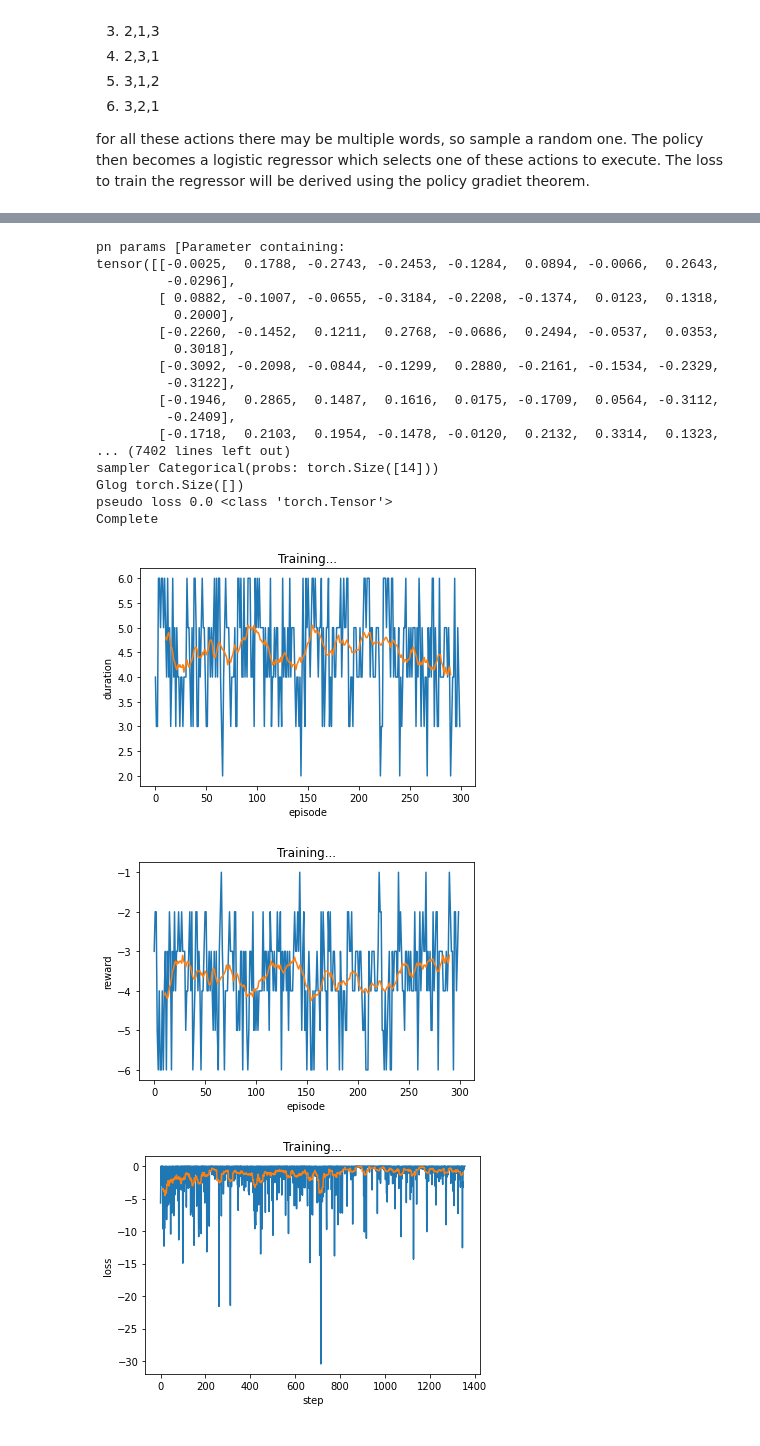
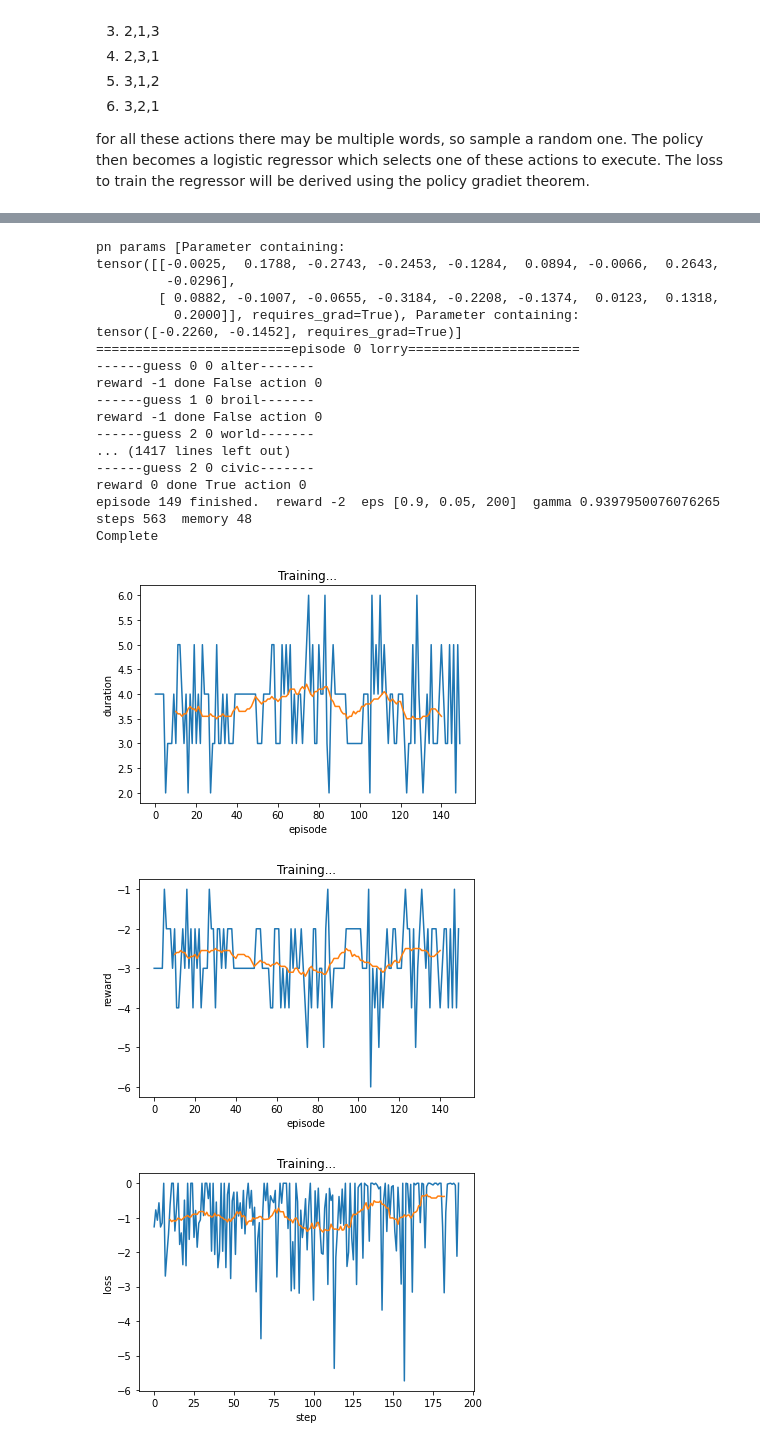
Before and after one commit to kbb29/wordle-solver, a Jupyter notebook: PolicyGradient.ipynb, the cells around one changed output, grey strips where cells are left out. Cells and saved outputs as stored; diff of their text form; code cells hidden in the pictures.

Commit message:
added batch to pg

```diff
--- a/PolicyGradient.ipynb
+++ b/PolicyGradient.ipynb
@@ -161,3 +131,24 @@ class PolicyHelper:
+# %%
+#define the word-selection tactics
+n_state_features = 9
+
+class PolicyHelper:
+    def __init__(self, env):
+        self.env = env
+        self.actions = [[env.find_target_words, env.find_words_matching_current_history, env.find_words_with_highest_new_letter_freq_score]]
+        self.actions.append([env.find_words_with_highest_new_letter_freq_score, env.find_target_words, env.find_words_matching_current_history])
+
+        self.num_actions = len(self.actions)
+        #self.net = PolicyNetLinear(n_state_features, len(self.actions))
+
+    def perform_action(self, action_idx):
+        tactic_tuple = self.actions[action_idx]
+        df = self.env.df
+        for tactic in tactic_tuple: # apply all the tactics in the given order
+            newdf = tactic(df)
+            if not newdf.empty: #if that tactic produced no results, then quit
+                df = newdf
+        return df.sample()['word'][0] # then pick a random word from what is left
 # %%
 
 
@@ -317,7 +291,7 @@ def run_experiment(model=ModelConfig(name='naive', startword=None, target_list_o
             #action_tensor = action_idx.clone().detach()
             action = action_idx #F.one_hot(action_idx, num_classes=policy_helper.num_actions)
 
-            print(f'reward {reward} done {done} action shape {action_idx.__class__} {action.shape} {action}')
+            print(f'reward {reward} done {done} action {action}')
             #reward = np.array([reward])
 
             # Store the transition in memory
@@ -334,18 +308,18 @@ def run_experiment(model=ModelConfig(name='naive', startword=None, target_list_o
 
                 for tr in episode_memory:
                     #print(f'pushing episode_reward {episode_reward} {episode_reward.__class__}')
-                    #memory.push(tr[0], tr[1], episode_reward)
+                    memory.push(tr[0], tr[1], episode_reward)
+                    #loss = optimize_model_single(policy_net, optimizer, tr[0], tr[1], episode_reward)
+                    #losses.append(loss)
+
                     episode_reward -= tr[2]
-                    loss = optimize_model_single(policy_net, optimizer, tr[0], tr[1], episode_reward)
-                    losses.append(loss)
+
 
                 # If we have gathered enough data, Perform one step of the optimization (on the policy network)
-                #if len(memory) >= training.batch_size \
-                #    and steps_done - last_training > training.train_interval:
-                #    loss = optimize_model_batch(policy_net, optimizer, memory, batch_size=training.batch_size)
-                #    losses.append(loss)
-                #    if training.clear_memory: memory.clear()
-                #    last_training = steps_done
+                if len(memory) >= training.batch_size \
+                    and steps_done % training.train_interval == 0:
+                    losses += optimize_model_batch(policy_net, optimizer, memory, batch_size=training.batch_size)
+                    if training.clear_memory: memory.clear()
 
                 #plot_durations()
                 break
@@ -389,27 +364,27 @@ Complete
 # %%
 plot_all(*run_experiment(
     model=ModelConfig(name='linear'),
-    num_episodes=300,
-    training=TrainConfig(optimizer='rmsprop', lr=0.04)
+    num_episodes=150,
+    training=TrainConfig(optimizer='adam', lr=0.03, batch_size=32, train_interval=32, clear_memory=True)
     ))
 # %% [output]
 pn params [Parameter containing:
 tensor([[-0.0025,  0.1788, -0.2743, -0.2453, -0.1284,  0.0894, -0.0066,  0.2643,
          -0.0296],
         [ 0.0882, -0.1007, -0.0655, -0.3184, -0.2208, -0.1374,  0.0123,  0.1318,
-          0.2000],
-        [-0.2260, -0.1452,  0.1211,  0.2768, -0.0686,  0.2494, -0.0537,  0.0353,
-          0.3018],
-        [-0.3092, -0.2098, -0.0844, -0.1299,  0.2880, -0.2161, -0.1534, -0.2329,
-         -0.3122],
-        [-0.1946,  0.2865,  0.1487,  0.1616,  0.0175, -0.1709,  0.0564, -0.3112,
-         -0.2409],
-        [-0.1718,  0.2103,  0.1954, -0.1478, -0.0120,  0.2132,  0.3314,  0.1323,
-... (7402 lines left out)
-sampler Categorical(probs: torch.Size([14]))
-Glog torch.Size([])
-pseudo loss 0.0 <class 'torch.Tensor'>
+          0.2000]], requires_grad=True), Parameter containing:
+tensor([-0.2260, -0.1452], requires_grad=True)]
+=========================episode 0 lorry======================
+------guess 0 0 alter-------
+reward -1 done False action 0
+------guess 1 0 broil-------
+reward -1 done False action 0
+------guess 2 0 world-------
+... (1417 lines left out)
+------guess 2 0 civic-------
+reward 0 done True action 0
+episode 149 finished.  reward -2  eps [0.9, 0.05, 200]  gamma 0.9397950076076265  steps 563  memory 48
 Complete
-[figure, old version]
+[figure, new version]
-[figure, old version]
+[figure, new version]
-[figure, old version]
+[figure, new version]
```
Also changed, not shown: parts of 8 cells of this notebook, 1 other file.
